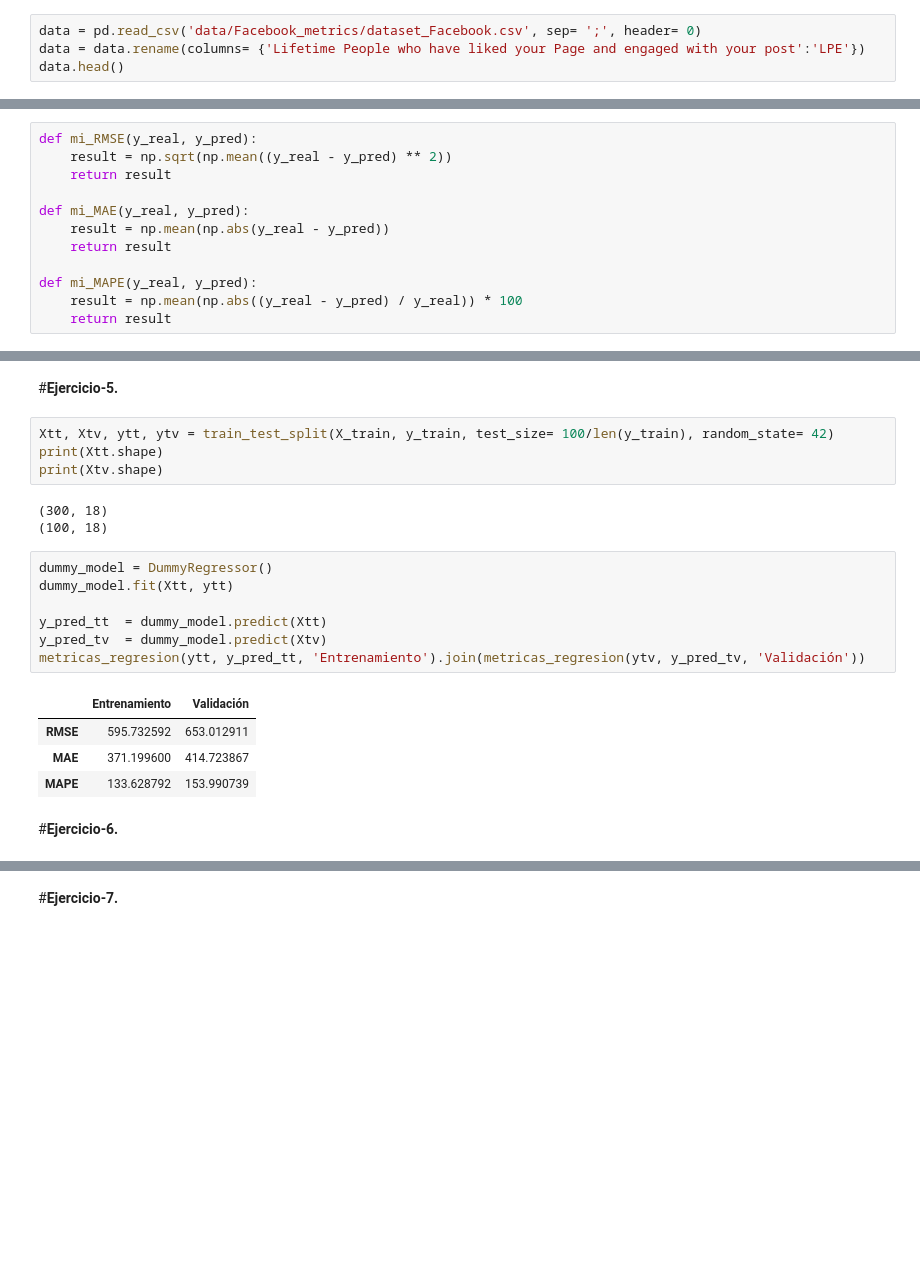
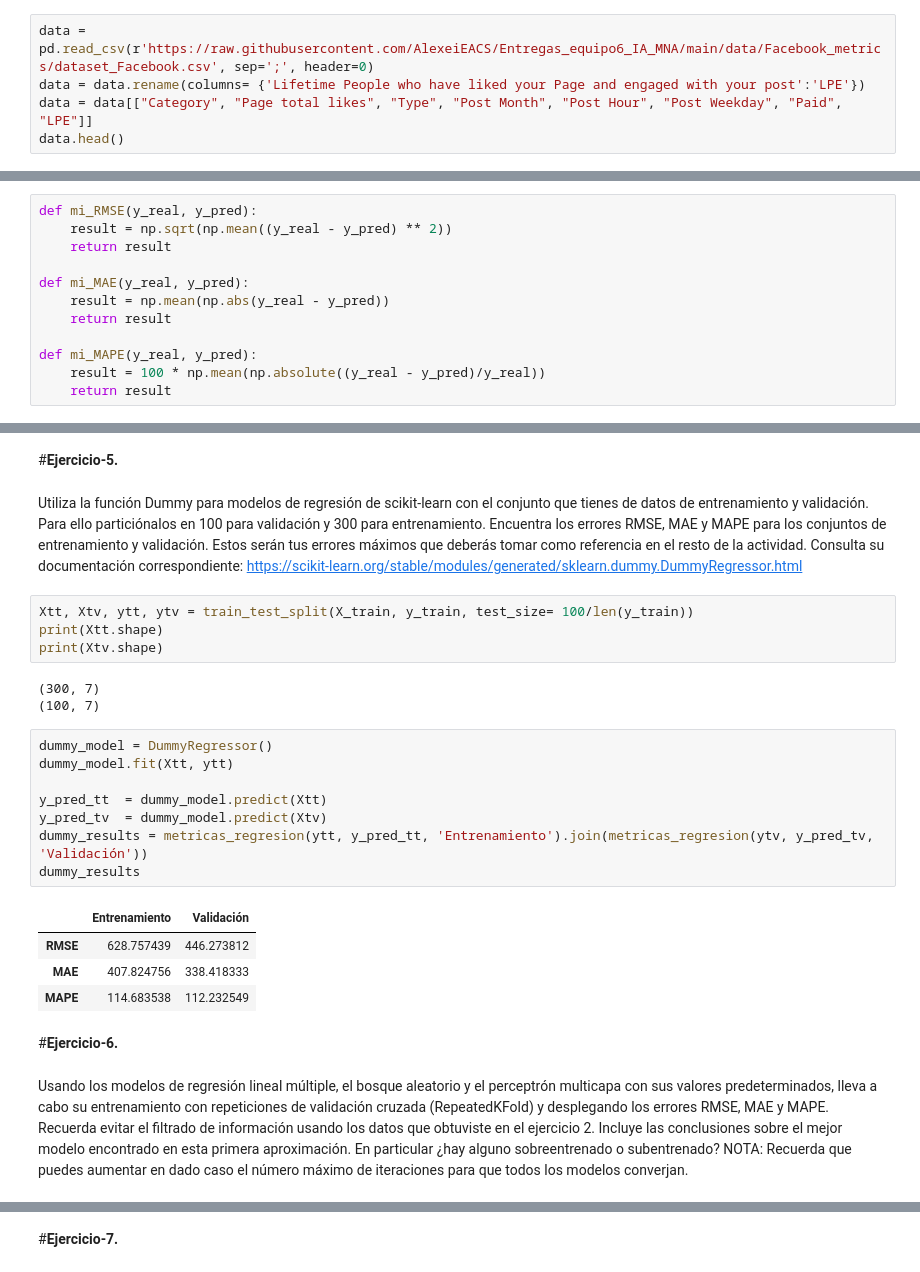
Before and after one commit to AlexeiEACS/Entregas_equipo6_IA_MNA, a Jupyter notebook: MNA_IAyAA_semana_7_Actividad.ipynb, the cells around one changed output, grey strips where cells are left out. Saved outputs shown, nothing was run; the diff lists cells and outputs as text; blank space fills up the shorter version.

```diff
--- a/MNA_IAyAA_semana_7_Actividad.ipynb
+++ b/MNA_IAyAA_semana_7_Actividad.ipynb
@@ -42,5 +46,6 @@ from sklearn.ensemble import RandomForestRegressor
 # %%
-data = pd.read_csv('data/Facebook_metrics/dataset_Facebook.csv', sep= ';', header= 0)
+data = pd.read_csv(r'https://raw.githubusercontent.com/AlexeiEACS/Entregas_equipo6_IA_MNA/main/data/Facebook_metrics/dataset_Facebook.csv', sep=';', header=0)
 data = data.rename(columns= {'Lifetime People who have liked your Page and engaged with your post':'LPE'})
+data = data[["Category", "Page total likes", "Type", "Post Month", "Post Hour", "Post Weekday", "Paid", "LPE"]]
 data.head()
 # %% [output]
@@ -75,7 +86,7 @@ def mi_MAE(y_real, y_pred):
     return result
 
 def mi_MAPE(y_real, y_pred):
-    result = np.mean(np.abs((y_real - y_pred) / y_real)) * 100
+    result = 100 * np.mean(np.absolute((y_real - y_pred)/y_real))
     return result
 # %%
 def metricas_regresion(y_real, y_pred, name):
@@ -147,26 +151,31 @@ column_transformer = ColumnTransformer(transformers=[('categoricas', cat_pipe, c
 # %% [markdown]
 #**Ejercicio-5.**
+# %% [markdown]
+Utiliza la función Dummy para modelos de regresión de scikit-learn con el conjunto que tienes de datos de entrenamiento y validación. Para ello particiónalos en 100 para validación y 300 para entrenamiento. Encuentra los errores RMSE, MAE y MAPE para los conjuntos de entrenamiento y validación. Estos serán tus errores máximos que deberás tomar como referencia en el resto de la actividad. Consulta su documentación correspondiente: https://scikit-learn.org/stable/modules/generated/sklearn.dummy.DummyRegressor.html
 # %%
-Xtt, Xtv, ytt, ytv = train_test_split(X_train, y_train, test_size= 100/len(y_train), random_state= 42)
+Xtt, Xtv, ytt, ytv = train_test_split(X_train, y_train, test_size= 100/len(y_train))
 print(Xtt.shape)
 print(Xtv.shape)
 # %% [output]
-(300, 18)
-(100, 18)
+(300, 7)
+(100, 7)
 # %%
 dummy_model = DummyRegressor()
 dummy_model.fit(Xtt, ytt)
 
 y_pred_tt  = dummy_model.predict(Xtt)
 y_pred_tv  = dummy_model.predict(Xtv)
-metricas_regresion(ytt, y_pred_tt, 'Entrenamiento').join(metricas_regresion(ytv, y_pred_tv, 'Validación'))
+dummy_results = metricas_regresion(ytt, y_pred_tt, 'Entrenamiento').join(metricas_regresion(ytv, y_pred_tv, 'Validación'))
+dummy_results
 # %% [output]
 |  | Entrenamiento | Validación |
-| RMSE | 595.732592 | 653.012911 |
-| MAE | 371.199600 | 414.723867 |
-| MAPE | 133.628792 | 153.990739 |
+| RMSE | 628.757439 | 446.273812 |
+| MAE | 407.824756 | 338.418333 |
+| MAPE | 114.683538 | 112.232549 |
 # %% [markdown]
 #**Ejercicio-6.**
+# %% [markdown]
+Usando los modelos de regresión lineal múltiple, el bosque aleatorio y el perceptrón multicapa con sus valores predeterminados, lleva a cabo su entrenamiento con repeticiones de validación cruzada (RepeatedKFold) y desplegando los errores RMSE, MAE y MAPE. Recuerda evitar el filtrado de información usando los datos que obtuviste en el ejercicio 2. Incluye las conclusiones sobre el mejor modelo encontrado en esta primera aproximación. En particular ¿hay alguno sobreentrenado o subentrenado? NOTA: Recuerda que puedes aumentar en dado caso el número máximo de iteraciones para que todos los modelos converjan.
 # %%
 modelos = [LinearRegression(), RandomForestRegressor(), MLPRegressor(max_iter=10000)]
 nombres = ['Regresión Lineal', 'Bosque Aleatorio', 'Perceptrón Multicapa']
```
Also changed, not shown: parts of 31 cells of this notebook.
